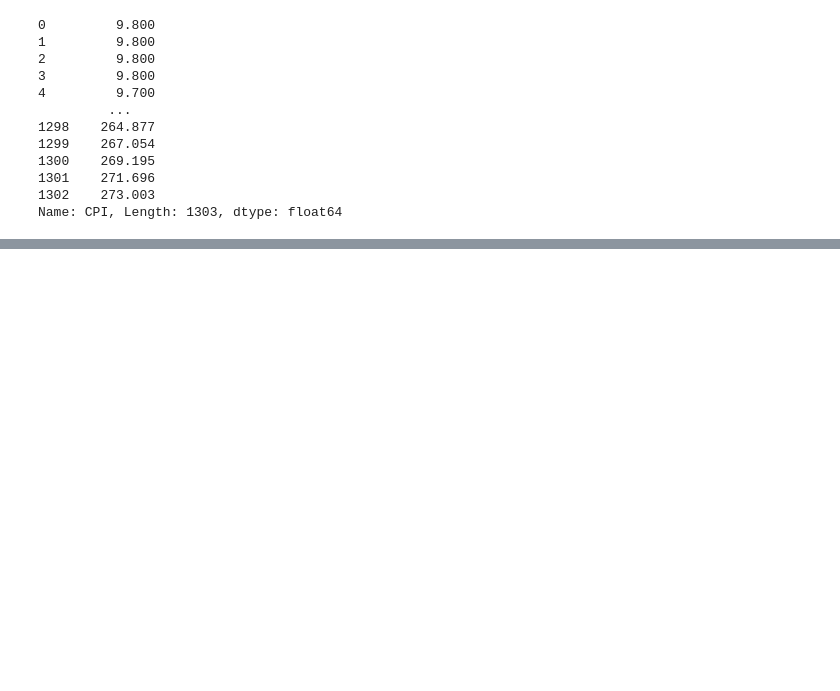
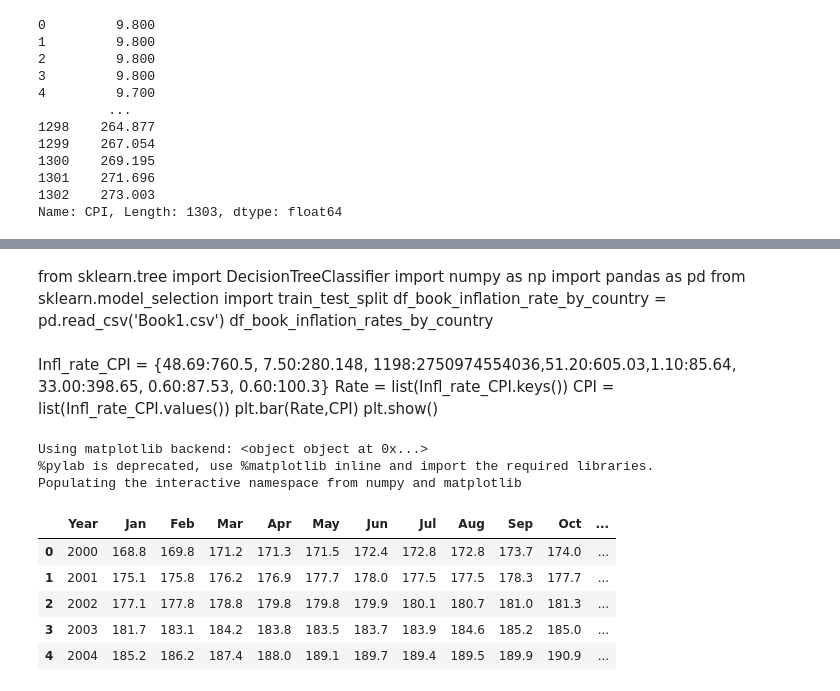
Before and after one commit to samsalgado/Next-Market-CRASH-Data, a Jupyter notebook: CSVs/Untitled.ipynb, the cells around one changed output, grey strips where cells are left out. Saved outputs shown, nothing was run; the diff lists cells and outputs as text; code cells hidden in the pictures; blank space fills up the shorter version.

```diff
--- a/CSVs/Untitled.ipynb
+++ b/CSVs/Untitled.ipynb
@@ -255,0 +286,32 @@ y = CPI_data['CPI']
+# %% [markdown]
+from sklearn.tree import DecisionTreeClassifier
+import numpy as np
+import pandas as pd
+from sklearn.model_selection import train_test_split
+df_book_inflation_rate_by_country = pd.read_csv('Book1.csv')
+df_book_inflation_rates_by_country
+# %% [markdown]
+Infl_rate_CPI = {48.69:760.5, 7.50:280.148, 1198:2750974554036,51.20:605.03,1.10:85.64, 33.00:398.65, 0.60:87.53, 0.60:100.3}
+Rate = list(Infl_rate_CPI.keys())
+CPI = list(Infl_rate_CPI.values())
+plt.bar(Rate,CPI)
+plt.show()
+# %%
+ %pylab
+import numpy as np
+import pandas as pd
+import matplotlib.pyplot as plt
+import datetime
+df_cpi_report = pd.read_csv('CPI_Report.csv')
+df_cpi_report
+df_cpi_report.head()
+# %% [output]
+Using matplotlib backend: <object object at 0x...>
+%pylab is deprecated, use %matplotlib inline and import the required libraries.
+Populating the interactive namespace from numpy and matplotlib
+|  | Year | Jan | Feb | Mar | Apr | May | Jun | Jul | Aug | Sep | Oct | ... |
+| 0 | 2000 | 168.8 | 169.8 | 171.2 | 171.3 | 171.5 | 172.4 | 172.8 | 172.8 | 173.7 | 174.0 | ... |
+| 1 | 2001 | 175.1 | 175.8 | 176.2 | 176.9 | 177.7 | 178.0 | 177.5 | 177.5 | 178.3 | 177.7 | ... |
+| 2 | 2002 | 177.1 | 177.8 | 178.8 | 179.8 | 179.8 | 179.9 | 180.1 | 180.7 | 181.0 | 181.3 | ... |
+| 3 | 2003 | 181.7 | 183.1 | 184.2 | 183.8 | 183.5 | 183.7 | 183.9 | 184.6 | 185.2 | 185.0 | ... |
+| 4 | 2004 | 185.2 | 186.2 | 187.4 | 188.0 | 189.1 | 189.7 | 189.4 | 189.5 | 189.9 | 190.9 | ... |
```
Also changed, not shown: parts of 30 cells of this notebook, 2 other files.
